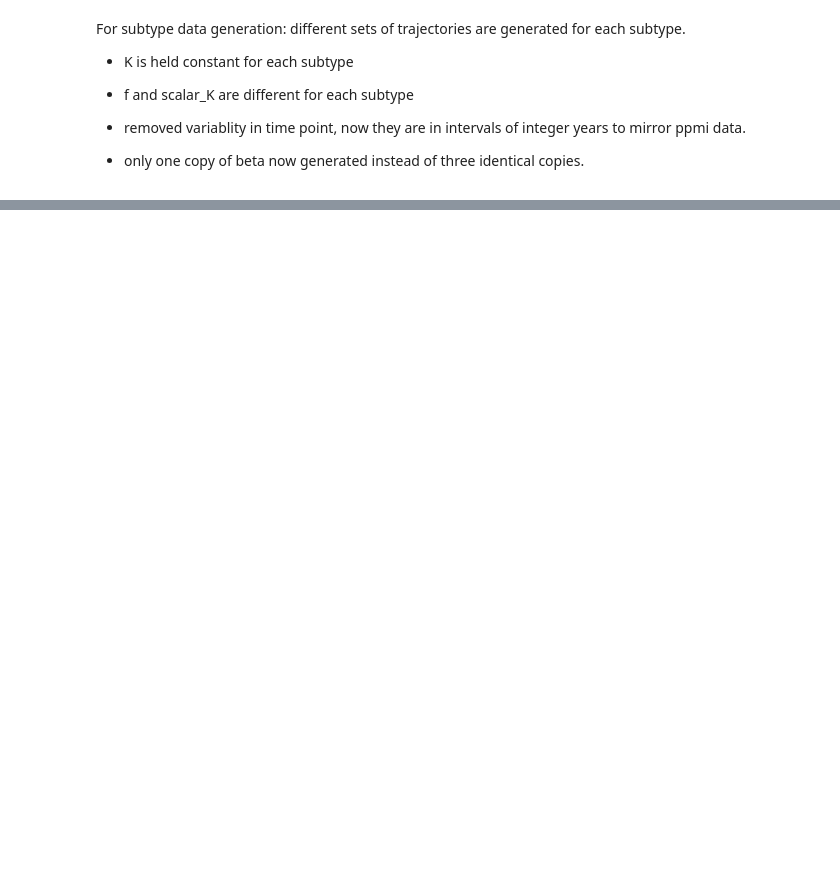
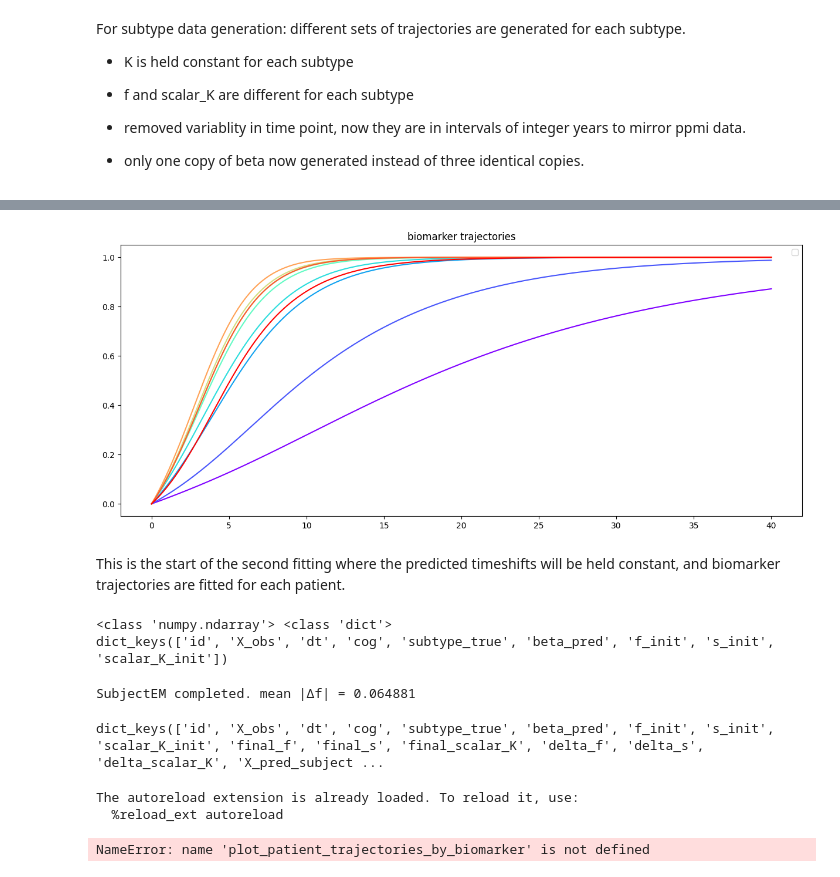
Before and after one commit to LAMCIG/Progression_models_simulations, a Jupyter notebook: EMDPM/experiments/synthetic_experiments/subtyping/run_synthetic_subtype_experiment.ipynb, the cells around one changed output, grey strips where cells are left out. Cells and saved outputs as stored; diff of their text form; code cells hidden in the pictures; blank space fills up the shorter version.

Commit message:
synthetic subject fit + clustering added WIP

```diff
--- a/EMDPM/experiments/synthetic_experiments/subtyping/run_synthetic_subtype_experiment.ipynb
+++ b/EMDPM/experiments/synthetic_experiments/subtyping/run_synthetic_subtype_experiment.ipynb
@@ -87,0 +128,73 @@ IndexError: boolean index did not match indexed array along dimension 0; dimensi
+# %%
+
+final_f = [0.0229, 0.0345, 0.0675, 0.0867, 0.0938, 0.0873, 0.0928, 0.1059, 0.0902, 0.0583]
+final_s = [0.8899, 0.9907, 0.9953, 0.995,  0.9958, 0.9966, 0.9967, 0.9968, 0.9963, 0.9955]
+final_scalar_K = 0.17304776783552925
+
+global_fit = solve_system(x0=np.zeros(10), f=final_f, K=K, t_span=t_span, scalar_K=final_scalar_K)
+plot_biomarker_trajectories(biom_trajectories=global_fit, t_span=t_span, n_biomarkers=10)
+# %% [output]
+[figure, added]
+# %% [markdown]
+This is the start of the second fitting where the predicted timeshifts will be held constant, and biomarker trajectories are fitted for each patient.
+# %%
+## append new data to X
+# final_f = em.final_f.copy()
+# final_s = em.final_s.copy()
+# final_scalar_K = em.scalar_K_.copy()
+
+
+beta_pred = em.transform(X)   # shape: (n_patients,)
+
+### MOST OF THIS HERE SHOULD PROBABLY BE IN TRANSFORM
+assert len(beta_pred) == len(X), f"beta length {len(beta_pred)} != #patients {len(X)}"
+
+for i, patient in enumerate(X):
+    patient["beta_pred"] = float(beta_pred[i])
+    patient["f_init"] = final_f                       # (n_biomarkers,)
+    patient["s_init"] = final_s                       # (n_biomarkers,)
+    patient["scalar_K_init"] = final_scalar_K         # scalar
+
+print(type(X), type(X[0]))
+print(X[0].keys())
+# %% [output]
+<class 'numpy.ndarray'> <class 'dict'>
+dict_keys(['id', 'X_obs', 'dt', 'cog', 'subtype_true', 'beta_pred', 'f_init', 's_init', 'scalar_K_init'])
+# %%
+sub_em = SubjectEM(
+    K=K,
+    t_max=t_max,
+    step=0.01,
+    max_iter=200,
+    use_jacobian=True,
+    lambda_f=1.0,
+    lambda_scalar=0.3,
+    verbose=1,
+)
+
+sub_em.fit(X)
+
+# Access matrices for clustering
+F = sub_em.forcing_matrix_          # (n_patients, n_biomarkers)
+S = sub_em.s_matrix_                # (n_patients, n_biomarkers)
+SK = sub_em.scalar_K_vec_           # (n_patients,)
+
+# Or deltas vs init if you prefer
+dF = sub_em.delta_forcing_matrix_
+dS = sub_em.delta_s_matrix_
+dSK = sub_em.delta_scalar_K_vec_
+# %% [output]
+SubjectEM completed. mean |Δf| = 0.064881
+# %%
+print(X[0].keys())
+# %% [output]
+dict_keys(['id', 'X_obs', 'dt', 'cog', 'subtype_true', 'beta_pred', 'f_init', 's_init', 'scalar_K_init', 'final_f', 'final_s', 'final_scalar_K', 'delta_f', 'delta_s', 'delta_scalar_K', 'X_pred_subject ...
+# %%
+%load_ext autoreload
+%autoreload 2
+
+plot_patient_trajectories_by_biomarker(X, biomarker_indices=list(range(10)))
+# %% [output]
+The autoreload extension is already loaded. To reload it, use:
+  %reload_ext autoreload
+NameError: name 'plot_patient_trajectories_by_biomarker' is not defined
```
Also changed, not shown: parts of 6 cells of this notebook, 5 other files.
